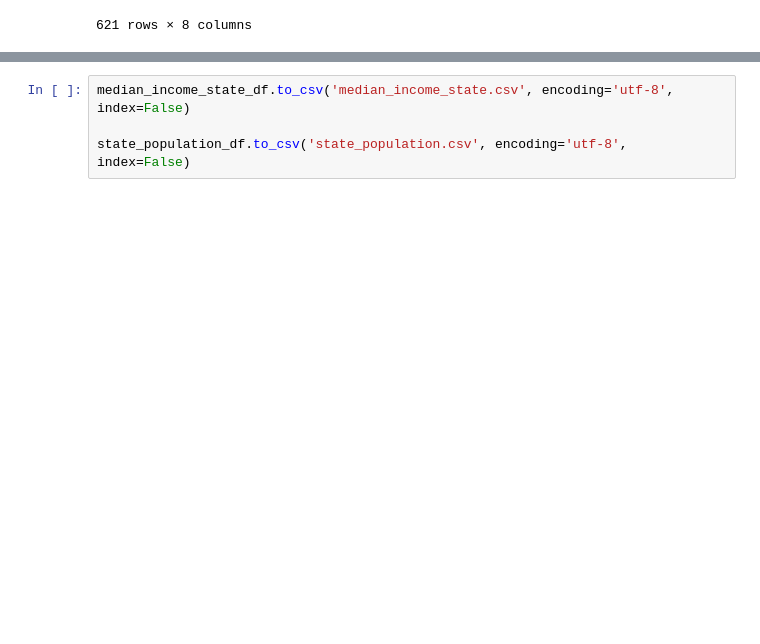
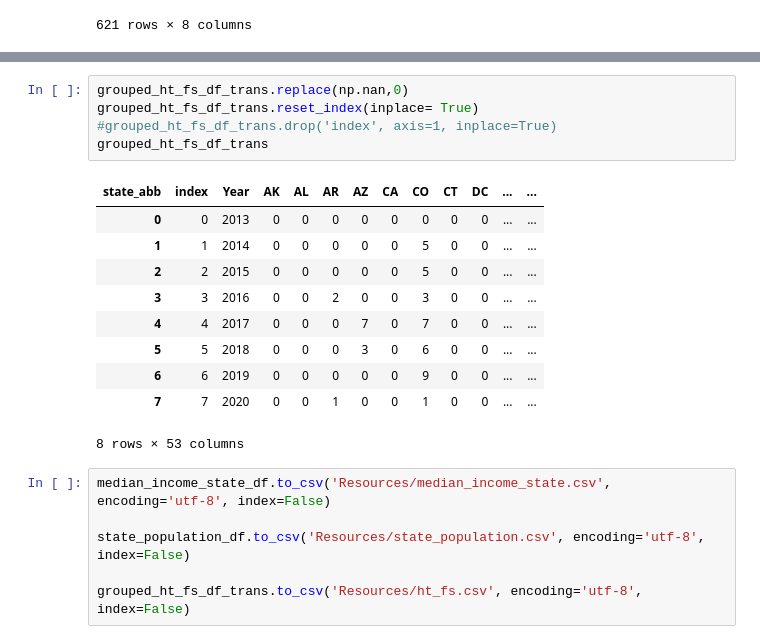
Before and after one commit to bakeralexan/human_trafficking_interactive_charts, a Jupyter notebook: BEA_data.ipynb, the cells around one changed output, grey strips where cells are left out. Drawn from its saved outputs; the diff is of its cells as text; blank space fills up the shorter version.

```diff
--- a/BEA_data.ipynb
+++ b/BEA_data.ipynb
@@ -452,4 +495,22 @@ reduced_ht_df_fs.loc[reduced_ht_df_fs['Year']== '2013']
+# %%
+grouped_ht_fs_df_trans.replace(np.nan,0)
+grouped_ht_fs_df_trans.reset_index(inplace= True)
+#grouped_ht_fs_df_trans.drop('index', axis=1, inplace=True)
+grouped_ht_fs_df_trans
+# %% [output]
+| state_abb | index | Year | AK | AL | AR | AZ | CA | CO | CT | DC | ... | ... |
+| 0 | 0 | 2013 | 0 | 0 | 0 | 0 | 0 | 0 | 0 | 0 | ... | ... |
+| 1 | 1 | 2014 | 0 | 0 | 0 | 0 | 0 | 5 | 0 | 0 | ... | ... |
+| 2 | 2 | 2015 | 0 | 0 | 0 | 0 | 0 | 5 | 0 | 0 | ... | ... |
+| 3 | 3 | 2016 | 0 | 0 | 2 | 0 | 0 | 3 | 0 | 0 | ... | ... |
+| 4 | 4 | 2017 | 0 | 0 | 0 | 7 | 0 | 7 | 0 | 0 | ... | ... |
+| 5 | 5 | 2018 | 0 | 0 | 0 | 3 | 0 | 6 | 0 | 0 | ... | ... |
+| 6 | 6 | 2019 | 0 | 0 | 0 | 0 | 0 | 9 | 0 | 0 | ... | ... |
+| 7 | 7 | 2020 | 0 | 0 | 1 | 0 | 0 | 1 | 0 | 0 | ... | ... |
+8 rows × 53 columns
 # %%
-median_income_state_df.to_csv('median_income_state.csv', encoding='utf-8', index=False)
+median_income_state_df.to_csv('Resources/median_income_state.csv', encoding='utf-8', index=False)
 
-state_population_df.to_csv('state_population.csv', encoding='utf-8', index=False)
+state_population_df.to_csv('Resources/state_population.csv', encoding='utf-8', index=False)
+
+grouped_ht_fs_df_trans.to_csv('Resources/ht_fs.csv', encoding='utf-8', index=False)
```
Also changed, not shown: parts of 15 cells of this notebook, 3 other files.
